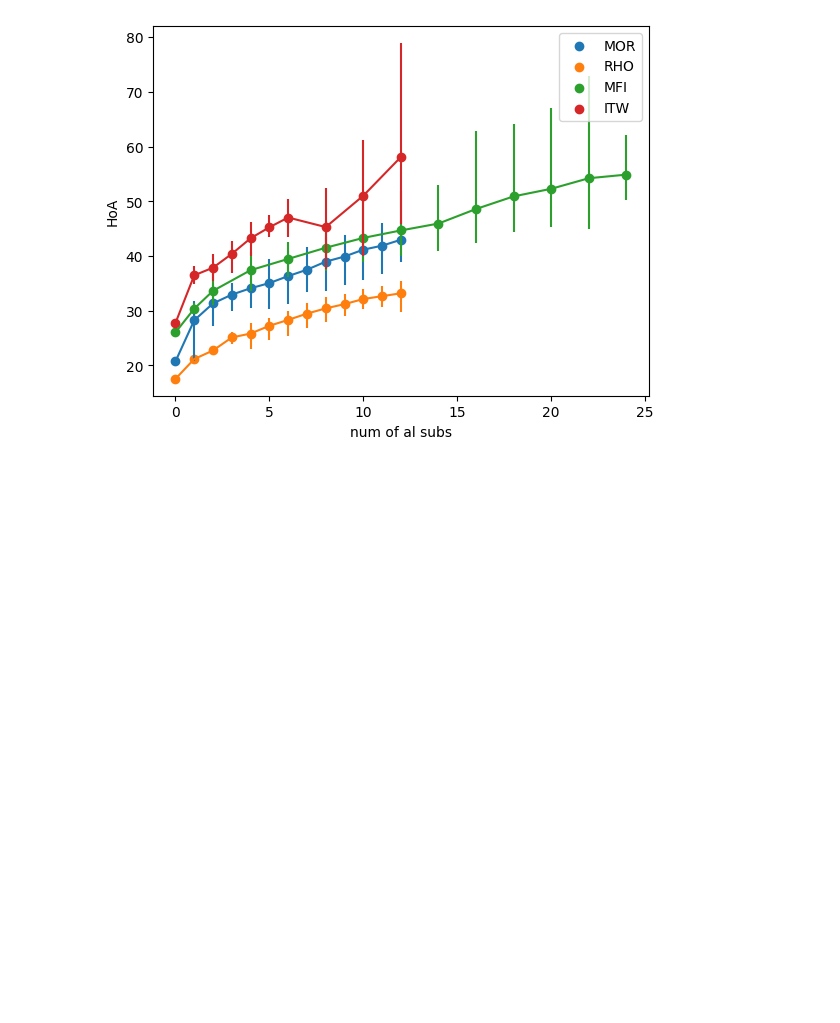
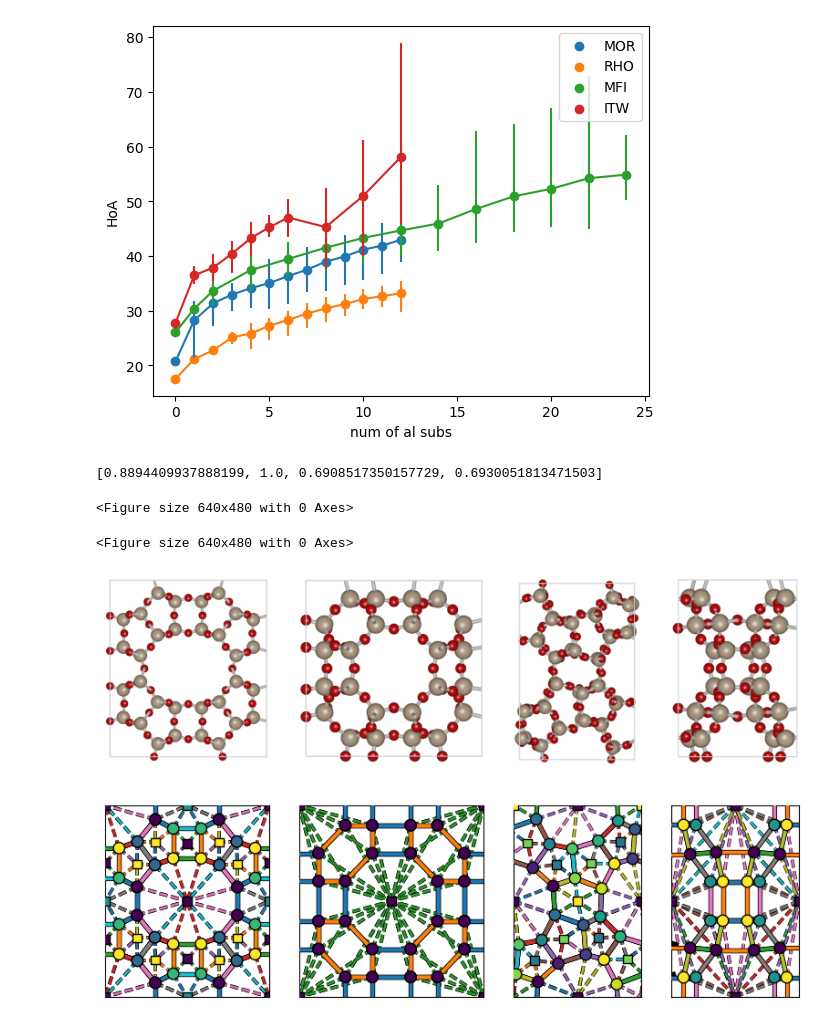
Before and after one commit to marko-petkovic/zeolite-property-prediction, a Jupyter notebook: plotting.ipynb, the cells around one changed output. Drawn from its saved outputs; the diff is of its cells as text; code cells hidden in the pictures; blank space fills up the shorter version.

Commit message:
created additional plotting functions

```diff
--- a/plotting.ipynb
+++ b/plotting.ipynb
@@ -32,3 +36,34 @@ plt.xlabel('num of al subs')
 # %% [output]
 Text(0.5, 0, 'num of al subs')
 [figure]
+# %%
+true_zeos = [np.asarray(Image.open(f'figures/{i}.png')) for i in zeos]
+# %%
+# h, w
+ratios = [i.shape[1]/i.shape[0] for i in true_zeos]
+ratios
+# %% [output]
+[0.8894409937888199, 1.0, 0.6908517350157729, 0.6930051813471503]
+# %%
+plt.figure()
+# %% [output]
+<Figure size 640x480 with 0 Axes>
+<Figure size 640x480 with 0 Axes>
+# %%
+scl = 3
+# %%
+fig, ax = plt.subplots(nrows=2, ncols=4, gridspec_kw={'width_ratios': ratios, 'height_ratios':[1,1]}, figsize=(sum(ratios)*scl, 2*scl))
+true_zeos = [np.asarray(Image.open(f'figures/{i}.png')) for i in zeos]
+
+for i in range(len(zeos)):
+
+    true_zeo = np.asarray(Image.open(f'figures/{zeos[i]}.png'))
+    ax[0,i].imshow(true_zeo)
+    ax[0,i].axis('off')
+
+    plot(zeos[i], ax[1,i])
+    #ax[1,i].imshow(ml_zeo)
+
+fig.savefig('figures/zeovsml.pdf')
+# %% [output]
+[figure, added]
```
Also changed, not shown: parts of 3 cells of this notebook, 23 other files.
